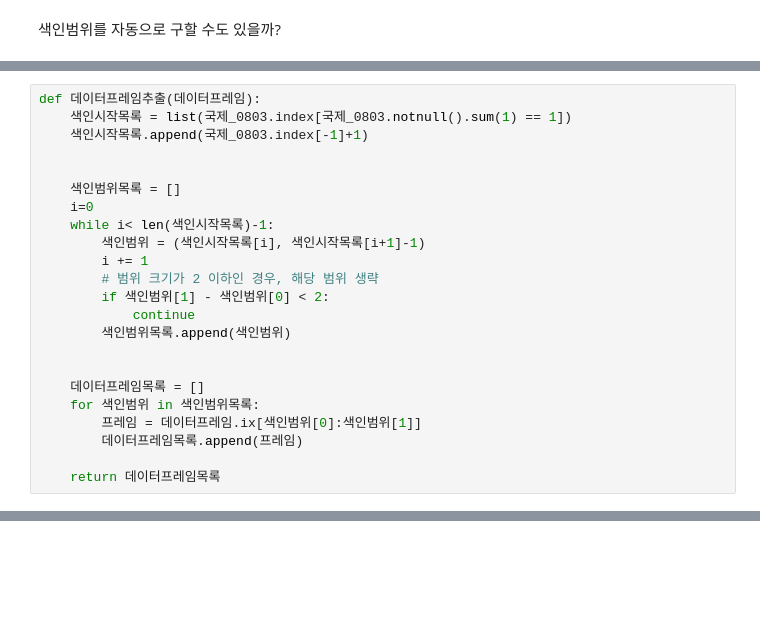
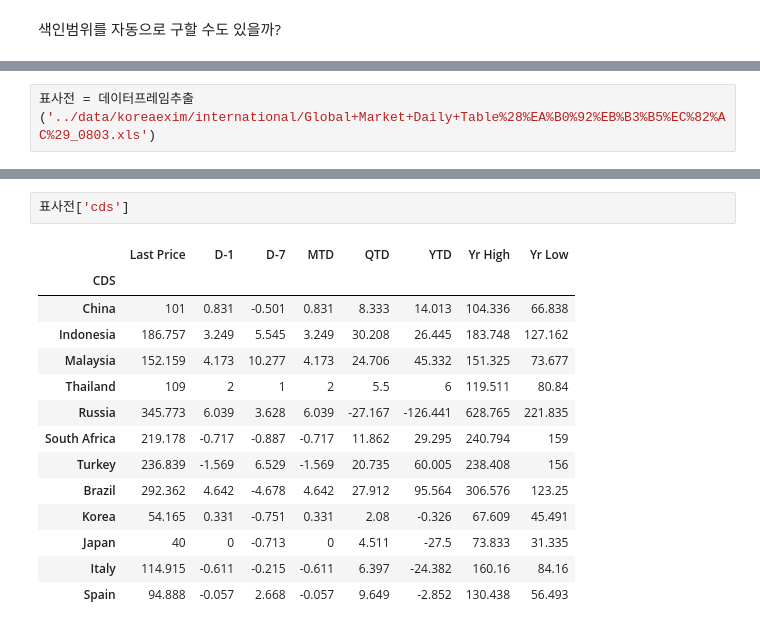
Before and after one commit to codebasic/learn-bigpy, a Jupyter notebook: io/excel_io.ipynb, the cells around one changed output, grey strips where cells are left out. Saved outputs shown, nothing was run; the diff lists cells and outputs as text; blank space fills up the shorter version.

```diff
--- a/io/excel_io.ipynb
+++ b/io/excel_io.ipynb
@@ -265,23 +255,0 @@ while i< len(색인시작목록)-1:
-# %%
-def 데이터프레임추출(데이터프레임):
-    색인시작목록 = list(국제_0803.index[국제_0803.notnull().sum(1) == 1])
-    색인시작목록.append(국제_0803.index[-1]+1)
-
-
-    색인범위목록 = []
-    i=0
-    while i< len(색인시작목록)-1:
-        색인범위 = (색인시작목록[i], 색인시작목록[i+1]-1)
-        i += 1
-        # 범위 크기가 2 이하인 경우, 해당 범위 생략
-        if 색인범위[1] - 색인범위[0] < 2:
-            continue
-        색인범위목록.append(색인범위)
-
-
-    데이터프레임목록 = []
-    for 색인범위 in 색인범위목록:
-        프레임 = 데이터프레임.ix[색인범위[0]:색인범위[1]]
-        데이터프레임목록.append(프레임)
-
-    return 데이터프레임목록
@@ -499,0 +304,2 @@ os.listdir('data/koreaexim/international/')
+# %%
+표사전 = 데이터프레임추출('../data/koreaexim/international/Global+Market+Daily+Table%28%EA%B0%92%EB%B3%B5%EC%82%AC%29_0803.xls')
@@ -499,0 +316,17 @@ os.listdir('data/koreaexim/international/')
+# %%
+표사전['cds']
+# %% [output]
+|  | Last Price | D-1 | D-7 | MTD | QTD | YTD | Yr High | Yr Low |
+| CDS |  |  |  |  |  |  |  |  |
+| China | 101 | 0.831 | -0.501 | 0.831 | 8.333 | 14.013 | 104.336 | 66.838 |
+| Indonesia | 186.757 | 3.249 | 5.545 | 3.249 | 30.208 | 26.445 | 183.748 | 127.162 |
+| Malaysia | 152.159 | 4.173 | 10.277 | 4.173 | 24.706 | 45.332 | 151.325 | 73.677 |
+| Thailand | 109 | 2 | 1 | 2 | 5.5 | 6 | 119.511 | 80.84 |
+| Russia | 345.773 | 6.039 | 3.628 | 6.039 | -27.167 | -126.441 | 628.765 | 221.835 |
+| South Africa | 219.178 | -0.717 | -0.887 | -0.717 | 11.862 | 29.295 | 240.794 | 159 |
+| Turkey | 236.839 | -1.569 | 6.529 | -1.569 | 20.735 | 60.005 | 238.408 | 156 |
+| Brazil | 292.362 | 4.642 | -4.678 | 4.642 | 27.912 | 95.564 | 306.576 | 123.25 |
+| Korea | 54.165 | 0.331 | -0.751 | 0.331 | 2.08 | -0.326 | 67.609 | 45.491 |
+| Japan | 40 | 0 | -0.713 | 0 | 4.511 | -27.5 | 73.833 | 31.335 |
+| Italy | 114.915 | -0.611 | -0.215 | -0.611 | 6.397 | -24.382 | 160.16 | 84.16 |
+| Spain | 94.888 | -0.057 | 2.668 | -0.057 | 9.649 | -2.852 | 130.438 | 56.493 |
```
Also changed, not shown: parts of 56 cells of this notebook, 1 other file.
